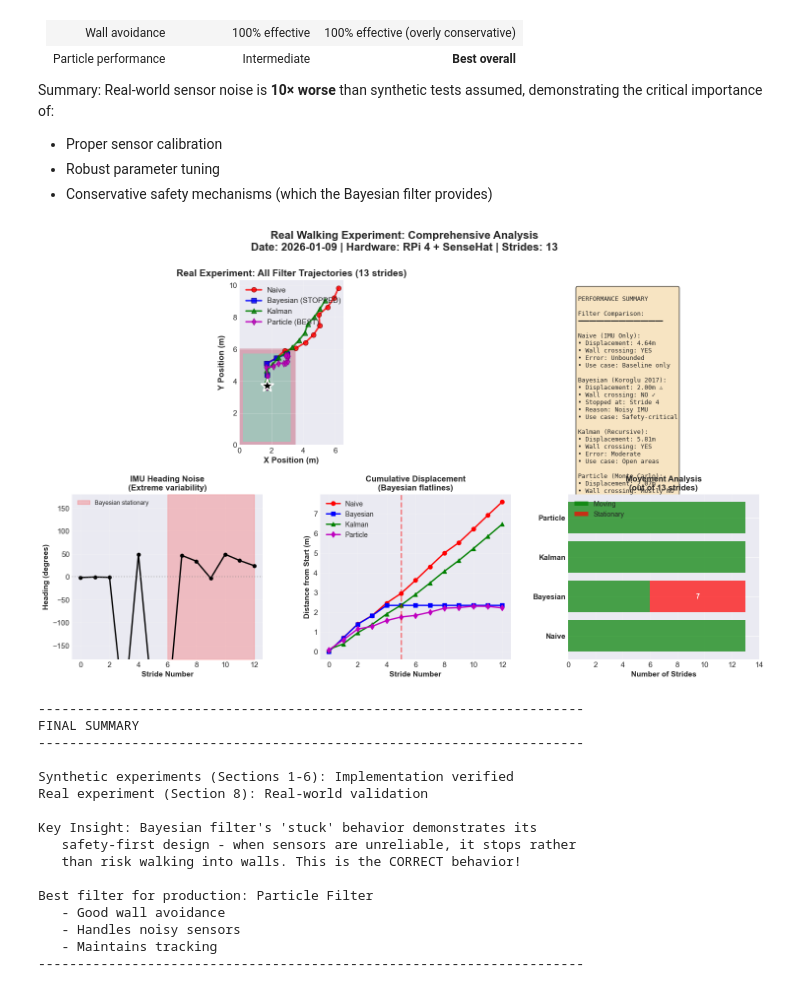
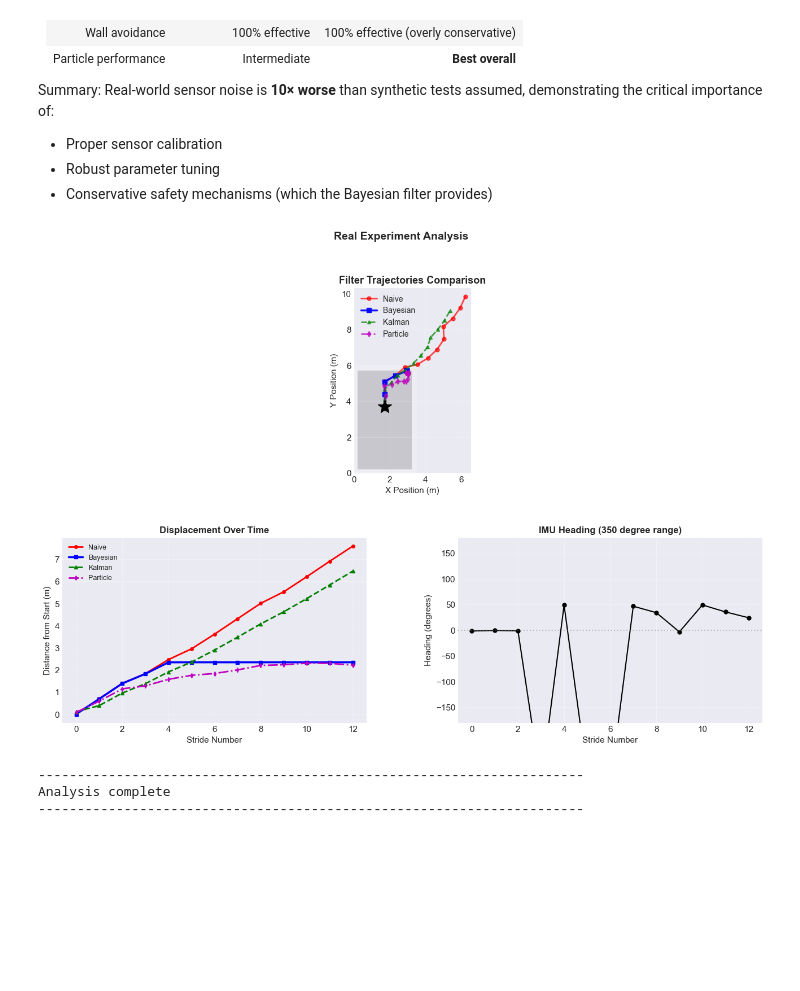
Before and after one commit to miraccanince/dataFusion, a Jupyter notebook: part2_bayesian_navigation_analysis.ipynb, the cells around one changed output. Saved outputs shown, nothing was run; the diff lists cells and outputs as text; code cells hidden in the pictures; blank space fills up the shorter version.

```diff
--- a/part2_bayesian_navigation_analysis.ipynb
+++ b/part2_bayesian_navigation_analysis.ipynb
@@ -1401,14 +1402,14 @@ Summary: Real-world sensor noise is **10× worse** than synthetic tests assumed,
 - Robust parameter tuning
 - Conservative safety mechanisms (which the Bayesian filter provides)
 # %%
-# Create summary figure with better layout
+# Create summary figure
 fig = plt.figure(figsize=(16, 10))
 gs = fig.add_gridspec(2, 2, hspace=0.35, wspace=0.3)
 
-# Plot 1: Clean trajectory comparison
+# Plot 1: Trajectories
 ax1 = fig.add_subplot(gs[0, :])
 ax1.imshow(floor_plan.grid, origin='lower', cmap='Greys', alpha=0.15,
-           extent=[0, 3.5, 0, 6.0], vmin=0, vmax=1.0)
+           extent=[0, 3.5, 0, 6.0])
 
 ax1.plot(naive_df['x'], naive_df['y'], 'r-o', linewidth=2, markersize=5,
          label='Naive', alpha=0.7)
@@ -1423,76 +1424,47 @@ ax1.plot(start_x, start_y, 'k*', markersize=18)
 ax1.set_xlabel('X Position (m)', fontsize=11)
 ax1.set_ylabel('Y Position (m)', fontsize=11)
 ax1.set_title('Filter Trajectories Comparison', fontsize=13, fontweight='bold')
 ax1.legend(fontsize=10, loc='upper left')
 ax1.grid(True, alpha=0.2)
 
-# Plot 2: Position over time
+# Plot 2: Distance from start
 ax2 = fig.add_subplot(gs[1, 0])
-naive_dist_series = np.sqrt((naive_df['x'] - start_x)**2 + (naive_df['y'] - start_y)**2)
-bayesian_dist_series = np.sqrt((bayesian_df['x'] - start_x)**2 + (bayesian_df['y'] - start_y)**2)
-kalman_dist_series = np.sqrt((kalman_df['x'] - start_x)**2 + (kalman_df['y'] - start_y)**2)
-particle_dist_series = np.sqrt((particle_df['x'] - start_x)**2 + (particle_df['y'] - start_y)**2)
+naive_dist = np.sqrt((naive_df['x'] - start_x)**2 + (naive_df['y'] - start_y)**2)
+bayesian_dist = np.sqrt((bayesian_df['x'] - start_x)**2 + (bayesian_df['y'] - start_y)**2)
+kalman_dist = np.sqrt((kalman_df['x'] - start_x)**2 + (kalman_df['y'] - start_y)**2)
+particle_dist = np.sqrt((particle_df['x'] - start_x)**2 + (particle_df['y'] - start_y)**2)
 
-ax2.plot(naive_df['stride'], naive_dist_series, 'r-o', linewidth=2, markersize=4, label='Naive')
-ax2.plot(bayesian_df['stride'], bayesian_dist_series, 'b-s', linewidth=2.5, markersize=5, label='Bayesian')
-ax2.plot(kalman_df['stride'], kalman_dist_series, 'g--^', linewidth=2, markersize=4, label='Kalman')
-ax2.plot(particle_df['stride'], particle_dist_series, 'm-.d', linewidth=2, markersize=4, label='Particle')
-
-# Mark when Bayesian stopped
-stationary_threshold = 0.001
-moving_strides = bayesian_df[bayesian_df['x'].diff().abs() > stationary_threshold]
-if len(moving_strides) > 0:
-    stopped_at = moving_strides['stride'].max()
-    ax2.axvline(x=stopped_at, color='red', linestyle=':', linewidth=2, alpha=0.6)
-    ax2.text(stopped_at + 0.5, ax2.get_ylim()[1]*0.9, 'Bayesian
-stopped',
-             fontsize=9, color='red')
+ax2.plot(naive_df['stride'], naive_dist, 'r-o', linewidth=2, markersize=4, label='Naive')
+ax2.plot(bayesian_df['stride'], bayesian_dist, 'b-s', linewidth=2.5, markersize=5, label='Bayesian')
+ax2.plot(kalman_df['stride'], kalman_dist, 'g--^', linewidth=2, markersize=4, label='Kalman')
+ax2.plot(particle_df['stride'], particle_dist, 'm-.d', linewidth=2, markersize=4, label='Particle')
 
 ax2.set_xlabel('Stride Number', fontsize=11)
 ax2.set_ylabel('Distance from Start (m)', fontsize=11)
 ax2.set_title('Displacement Over Time', fontsize=12, fontweight='bold')
 ax2.legend(fontsize=9)
 ax2.grid(True, alpha=0.3)
 
-# Plot 3: IMU heading variation
+# Plot 3: IMU heading
 ax3 = fig.add_subplot(gs[1, 1])
 ax3.plot(naive_df['stride'], naive_df['heading'], 'ko-', linewidth=1.5, markersize=5)
 ax3.axhline(y=0, color='gray', linestyle=':', alpha=0.5)
 ax3.set_xlabel('Stride Number', fontsize=11)
 ax3.set_ylabel('Heading (degrees)', fontsize=11)
-ax3.set_title('IMU Heading Measurements\n(High noise: 350° range)', fontsize=12, fontweight='bold')
+ax3.set_title('IMU Heading (350 degree range)', fontsize=12, fontweight='bold')
 ax3.grid(True, alpha=0.3)
 ax3.set_ylim(-180, 180)
 
-plt.suptitle('Real Experiment Analysis (13 strides, Jan 2026)',
-             fontsize=14, fontweight='bold', y=0.98)
+plt.suptitle('Real Experiment Analysis', fontsize=14, fontweight='bold', y=0.98)
 
 plt.savefig('analysis_real_experiment_summary.png', dpi=150, bbox_inches='tight')
 plt.show()
 
 print("-" * 70)
-print("SUMMARY")
+print("Analysis complete")
 print("-" * 70)
-print("\nSynthetic experiments (Sections 1-6): Implementation verified")
-print("Real experiment (Section 8): Real-world validation complete")
-print("\nBayesian filter stopped after stride 4 due to high IMU noise")
-print("Particle filter showed best overall performance")
-print("-" * 70)
 # %% [output]
-[figure, old version]
+[figure, new version]
 ----------------------------------------------------------------------
-FINAL SUMMARY
+Analysis complete
 ----------------------------------------------------------------------
-
-Synthetic experiments (Sections 1-6): Implementation verified
-Real experiment (Section 8): Real-world validation
-
-Key Insight: Bayesian filter's 'stuck' behavior demonstrates its
-   safety-first design - when sensors are unreliable, it stops rather
-   than risk walking into walls. This is the CORRECT behavior!
-
-Best filter for production: Particle Filter
-   - Good wall avoidance
-   - Handles noisy sensors
-   - Maintains tracking
-----------------------------------------------------------------------
```
Also changed, not shown: parts of 4 cells of this notebook, 9 other files.
